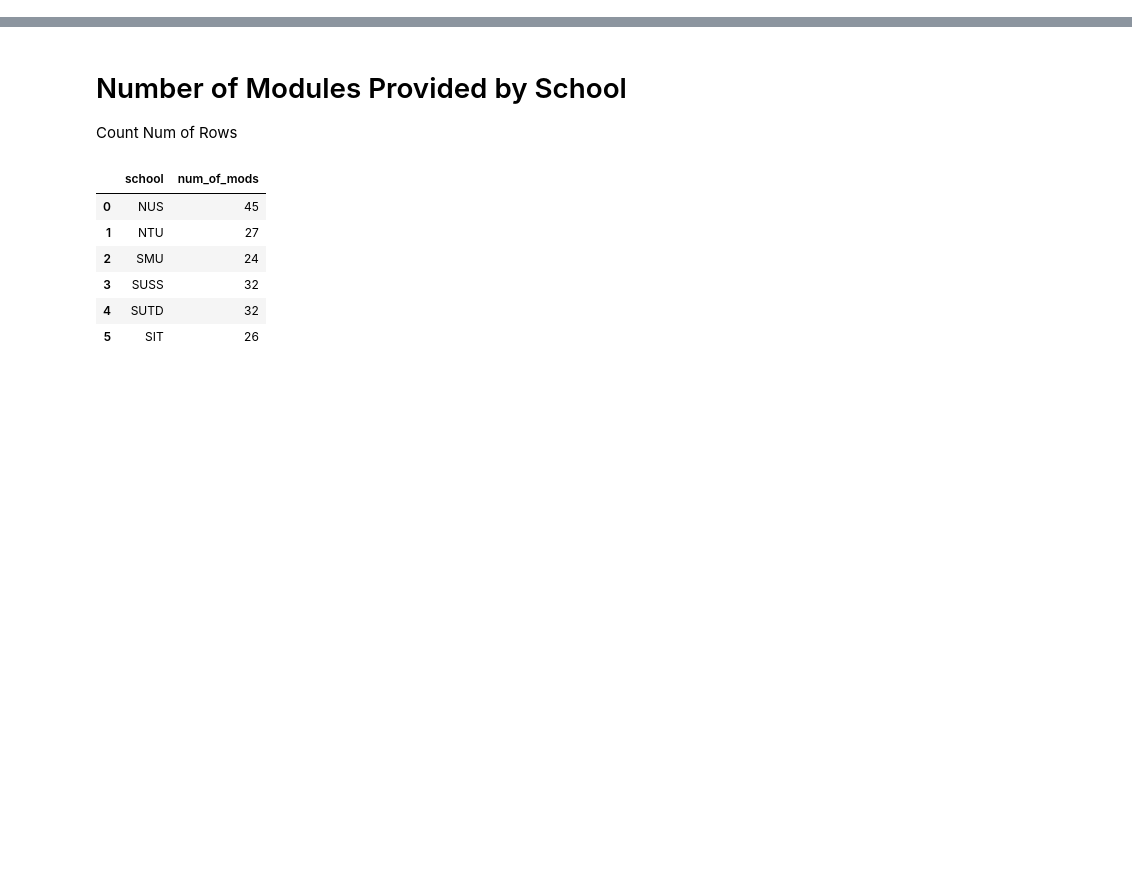
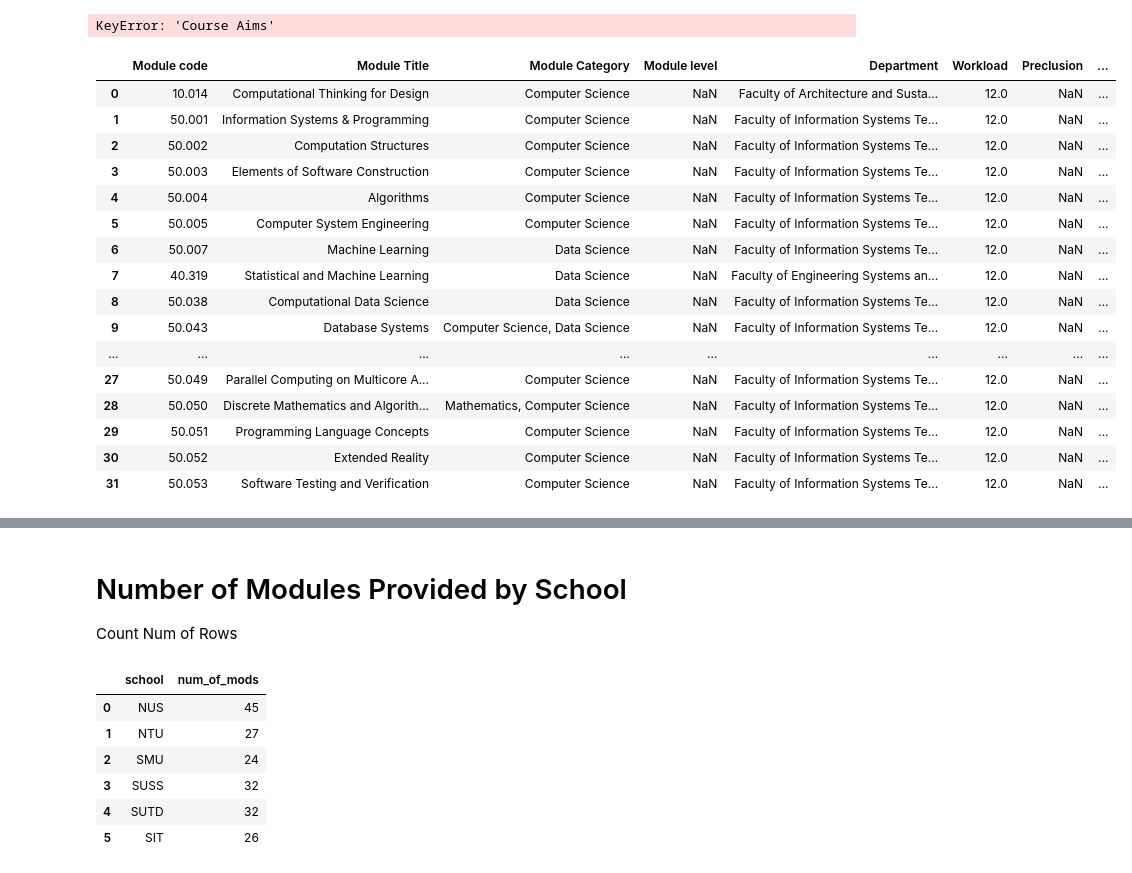
Before and after one commit to dsa3101-2220-12-ds/dsa3101-2220-12-ds, a Jupyter notebook: Backend/Code/analytics.ipynb, the cells around one changed output, grey strips where cells are left out. Cells and saved outputs as stored; diff of their text form; code cells hidden in the pictures; blank space fills up the shorter version.

```diff
--- a/Backend/Code/analytics.ipynb
+++ b/Backend/Code/analytics.ipynb
@@ -1,2 +1,11 @@
 # %%
 import pandas as pd
+# %%
+# Combine all skills
+ntu_data = pd.read_csv("../../Data/university_courses/NTU_course_info.csv")
+ntu_data['mod_desc'] = ntu_data['Course Aims'] + " " + ntu_data["Intended Learning Outcomes"] + " " + ntu_data["Course Contents"]
+ntu_data['mod_desc'] = ntu_data['mod_desc'].replace('\n',"")
+ntu_data = ntu_data.dropna(how='all', axis='columns')
+ntu_data
+# %% [output]
+KeyError: 'Course Aims'
@@ -2,0 +14,21 @@ import pandas as pd
+# %%
+sutd_data = pd.read_csv("../../Data/university_courses/SUTD_course_info.csv")
+sutd_data
+# %% [output]
+|  | Module code | Module Title | Module Category | Module level | Department | Workload | Preclusion | ... |
+| 0 | 10.014 | Computational Thinking for Design | Computer Science | NaN | Faculty of Architecture and Susta... | 12.0 | NaN | ... |
+| 1 | 50.001 | Information Systems & Programming | Computer Science | NaN | Faculty of Information Systems Te... | 12.0 | NaN | ... |
+| 2 | 50.002 | Computation Structures | Computer Science | NaN | Faculty of Information Systems Te... | 12.0 | NaN | ... |
+| 3 | 50.003 | Elements of Software Construction | Computer Science | NaN | Faculty of Information Systems Te... | 12.0 | NaN | ... |
+| 4 | 50.004 | Algorithms | Computer Science | NaN | Faculty of Information Systems Te... | 12.0 | NaN | ... |
+| 5 | 50.005 | Computer System Engineering | Computer Science | NaN | Faculty of Information Systems Te... | 12.0 | NaN | ... |
+| 6 | 50.007 | Machine Learning | Data Science | NaN | Faculty of Information Systems Te... | 12.0 | NaN | ... |
+| 7 | 40.319 | Statistical and Machine Learning | Data Science | NaN | Faculty of Engineering Systems an... | 12.0 | NaN | ... |
+| 8 | 50.038 | Computational Data Science | Data Science | NaN | Faculty of Information Systems Te... | 12.0 | NaN | ... |
+| 9 | 50.043 | Database Systems | Computer Science, Data Science | NaN | Faculty of Information Systems Te... | 12.0 | NaN | ... |
+| ... | ... | ... | ... | ... | ... | ... | ... | ... |
+| 27 | 50.049 | Parallel Computing on Multicore A... | Computer Science | NaN | Faculty of Information Systems Te... | 12.0 | NaN | ... |
+| 28 | 50.050 | Discrete Mathematics and Algorith... | Mathematics, Computer Science | NaN | Faculty of Information Systems Te... | 12.0 | NaN | ... |
+| 29 | 50.051 | Programming Language Concepts | Computer Science | NaN | Faculty of Information Systems Te... | 12.0 | NaN | ... |
+| 30 | 50.052 | Extended Reality | Computer Science | NaN | Faculty of Information Systems Te... | 12.0 | NaN | ... |
+| 31 | 50.053 | Software Testing and Verification | Computer Science | NaN | Faculty of Information Systems Te... | 12.0 | NaN | ... |
```
Also changed, not shown: parts of 2 cells of this notebook, 17 other files.
